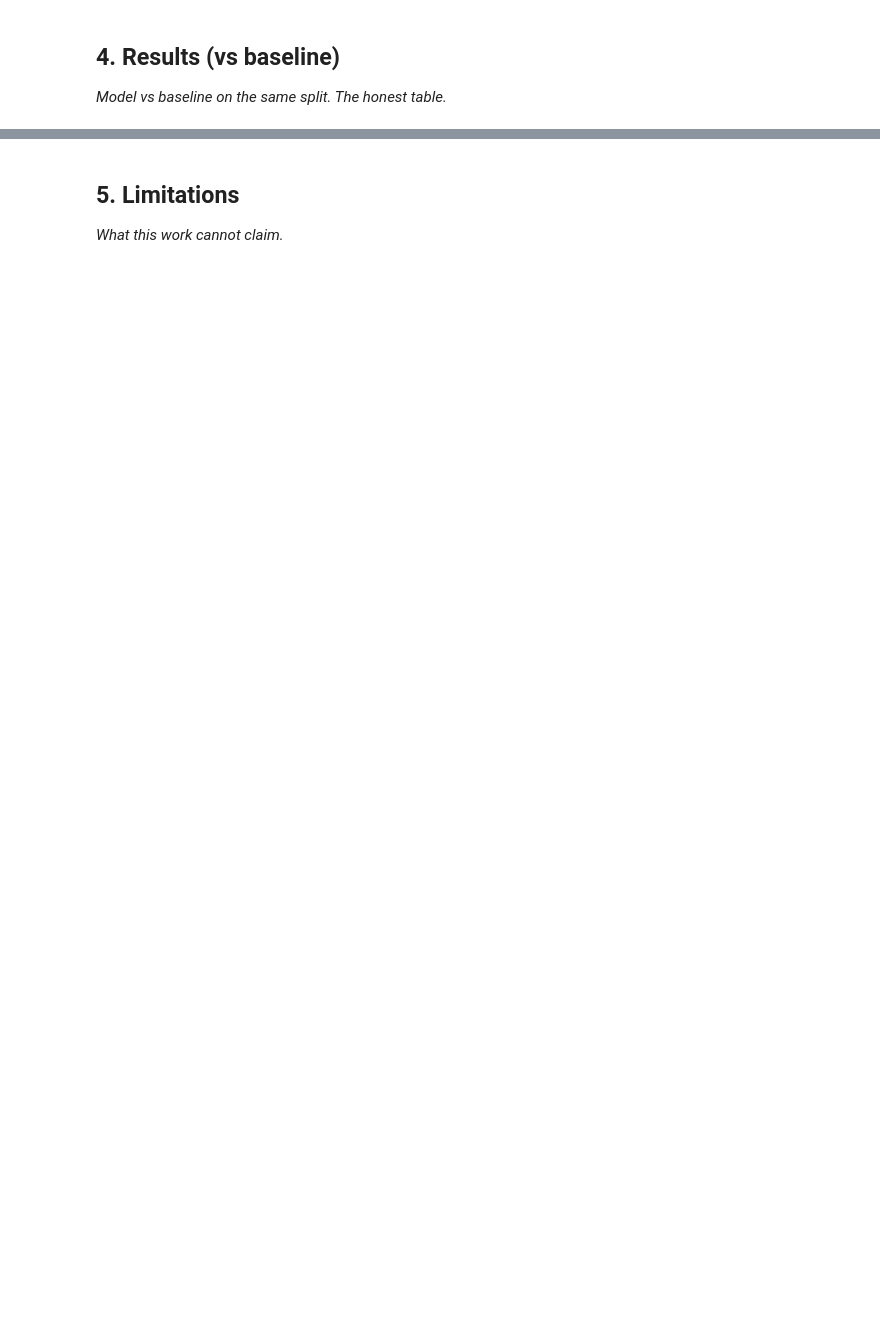
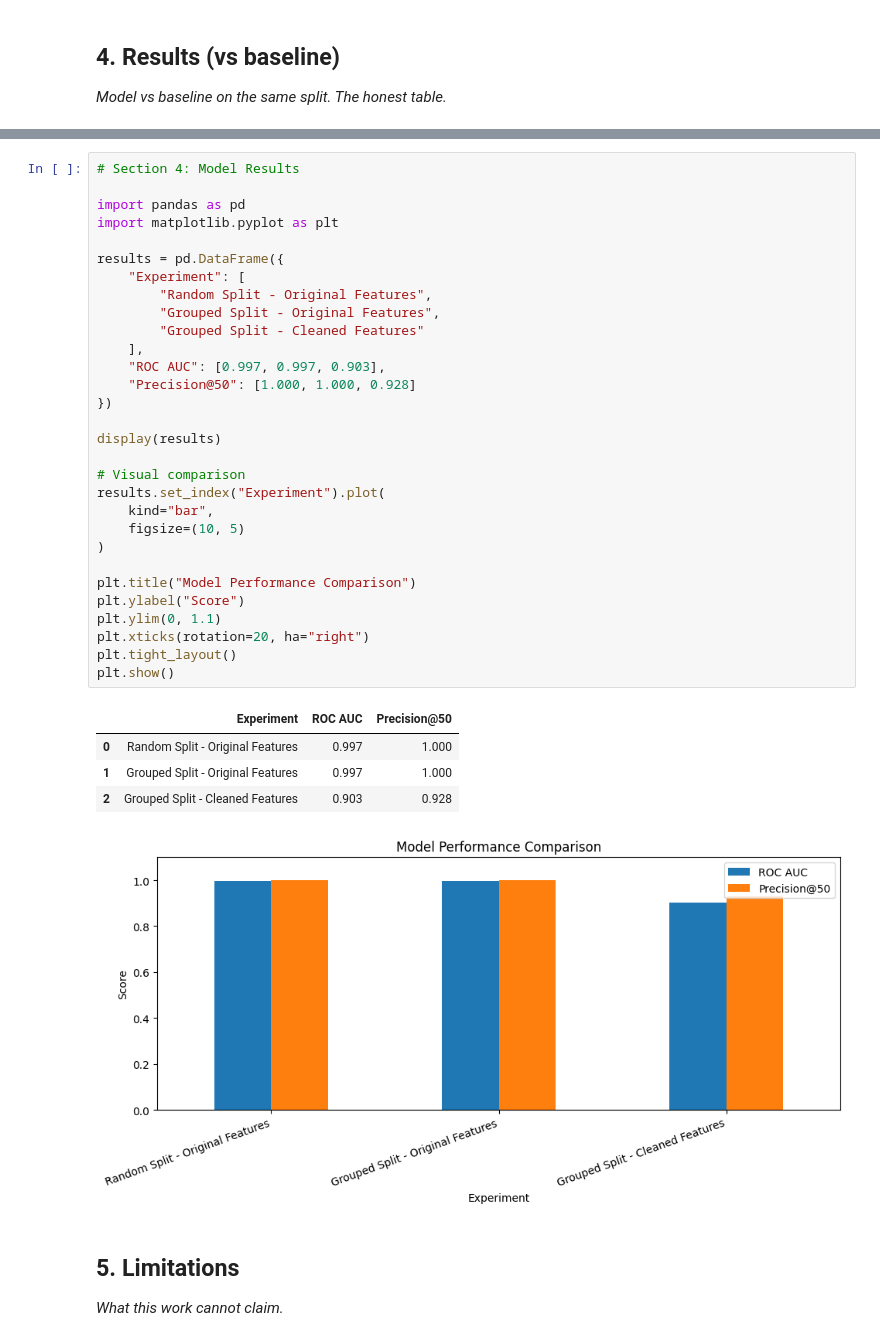
Before and after one commit to piasa19/flyrank-ml-internship-starter, a Jupyter notebook: work/notebooks/capstone.ipynb, the cells around one changed output, grey strips where cells are left out. Saved outputs shown, nothing was run; the diff lists cells and outputs as text; blank space fills up the shorter version.

```diff
--- a/work/notebooks/capstone.ipynb
+++ b/work/notebooks/capstone.ipynb
@@ -25,3 +197,39 @@ This skeleton is yours to fill. Work the sections **in order** — each one has
+# %%
+# Section 4: Model Results
+
+import pandas as pd
+import matplotlib.pyplot as plt
+
+results = pd.DataFrame({
+    "Experiment": [
+        "Random Split - Original Features",
+        "Grouped Split - Original Features",
+        "Grouped Split - Cleaned Features"
+    ],
+    "ROC AUC": [0.997, 0.997, 0.903],
+    "Precision@50": [1.000, 1.000, 0.928]
+})
+
+display(results)
+
+# Visual comparison
+results.set_index("Experiment").plot(
+    kind="bar",
+    figsize=(10, 5)
+)
+
+plt.title("Model Performance Comparison")
+plt.ylabel("Score")
+plt.ylim(0, 1.1)
+plt.xticks(rotation=20, ha="right")
+plt.tight_layout()
+plt.show()
+# %% [output]
+|  | Experiment | ROC AUC | Precision@50 |
+| 0 | Random Split - Original Features | 0.997 | 1.000 |
+| 1 | Grouped Split - Original Features | 0.997 | 1.000 |
+| 2 | Grouped Split - Cleaned Features | 0.903 | 0.928 |
+[figure, added]
 # %% [markdown]
 ## 5. Limitations
 
```
Also changed, not shown: parts of 13 cells of this notebook.
